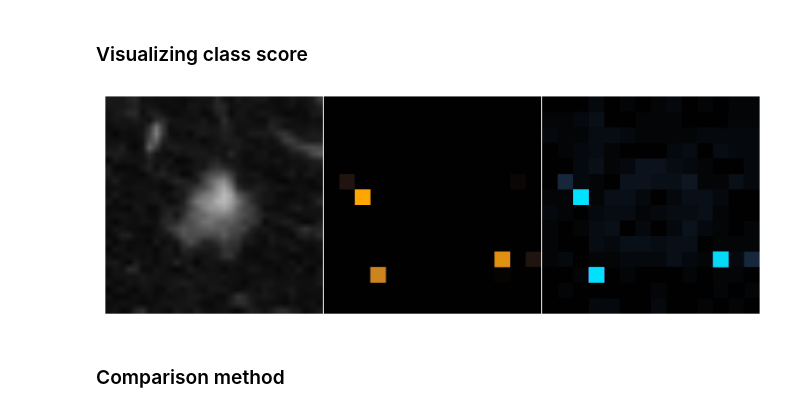
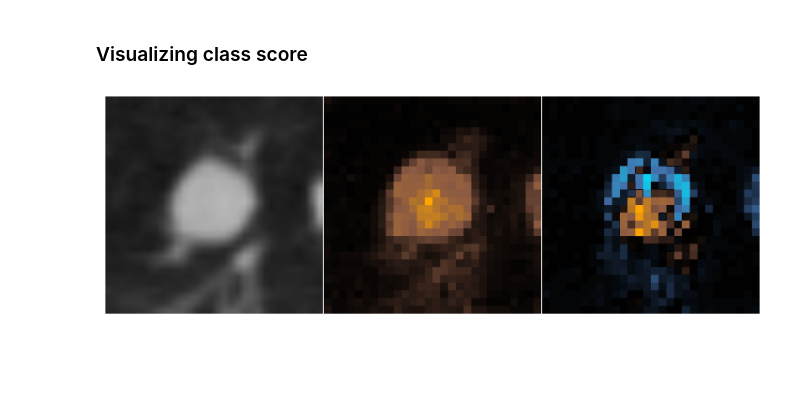
Before and after one commit to jbindaAI/LIDC, a Jupyter notebook: CDAM_LIDC/CDAM_SSL.ipynb, the cells around one changed output. Cells and saved outputs as stored; diff of their text form; code cells hidden in the pictures; blank space fills up the shorter version.

```diff
--- a/CDAM_LIDC/CDAM_SSL.ipynb
+++ b/CDAM_LIDC/CDAM_SSL.ipynb
@@ -232,12 +190,10 @@ def print_top_classes(predictions, **kwargs):
 # %%
 def get_attention_map(model, sample_img, head=None, return_raw=False):
     """This returns the attentions when CLS token is used as query in the last attention layer, averaged over all attention heads"""
-    model(sample_img)
+    attentions = model.get_last_selfattention(sample_img)
 
-    attentions = last_selfattn["last_selfattn"]
-
-    w_featmap = sample_img.shape[-2] // patch_size
-    h_featmap = sample_img.shape[-1] // patch_size
+    w_featmap = sample_img.shape[-2] // PATCH_SIZE
+    h_featmap = sample_img.shape[-1] // PATCH_SIZE
 
     nh = attentions.shape[1]  # number of heads
 
@@ -249,7 +205,7 @@ def get_attention_map(model, sample_img, head=None, return_raw=False):
 
     attentions = attentions.reshape(nh, w_featmap, h_featmap)
     attentions = torch.nn.functional.interpolate(
-        attentions.unsqueeze(0), scale_factor=patch_size, mode="nearest"
+        attentions.unsqueeze(0), scale_factor=PATCH_SIZE, mode="nearest"
     )[0]
     if head == None:
         mean_attention = torch.mean(attentions, dim=0).squeeze().detach().cpu().numpy()
@@ -283,7 +239,7 @@ def get_CDAM(class_score, activation, grad, clip=False, return_raw=False):
 
         return torch.nn.functional.interpolate(
             attention_scores.unsqueeze(0).unsqueeze(0),
-            scale_factor=patch_size,
+            scale_factor=PATCH_SIZE,
             mode="nearest",
         ).squeeze()
 # %% [markdown]
@@ -336,7 +282,7 @@ def get_maps(model, img, return_raw=False, clip=False):
 
     pred = model(img)
     class_attention_map = get_CDAM(
-        class_score=pred[0], #pred[0][class_idx]
+        class_score=pred[0][0],
         activation=activation,
         grad=grad,
         return_raw=return_raw,
@@ -347,16 +293,14 @@ def get_maps(model, img, return_raw=False, clip=False):
 # %% [markdown]
 ### Visualizing class score
 # %%
-model = model.to(device)
+model = E2E_model.model.to(device)
 # %%
-img_path = "/home/jbinda/INFORM/dataset/crops/0800.pt"
+img_path = "/home/jbinda/INFORM/LIDC/dataset/crops/0567.pt"
 sample_img, original_img = load_img(img_path)
 sample_img.requires_grad = True
 
 attention_map, class_attention_map = get_maps(model, sample_img, clip=True)
 
-plot_results(original_img, [attention_map, class_attention_map])
+plot_results(original_img, [attention_map, class_attention_map], savename="0567")
 # %% [output]
-[figure, old version]
+[figure, new version]
-# %% [markdown]
-### Comparison method
```
Also changed, not shown: parts of 47 cells of this notebook, 4 other files.
